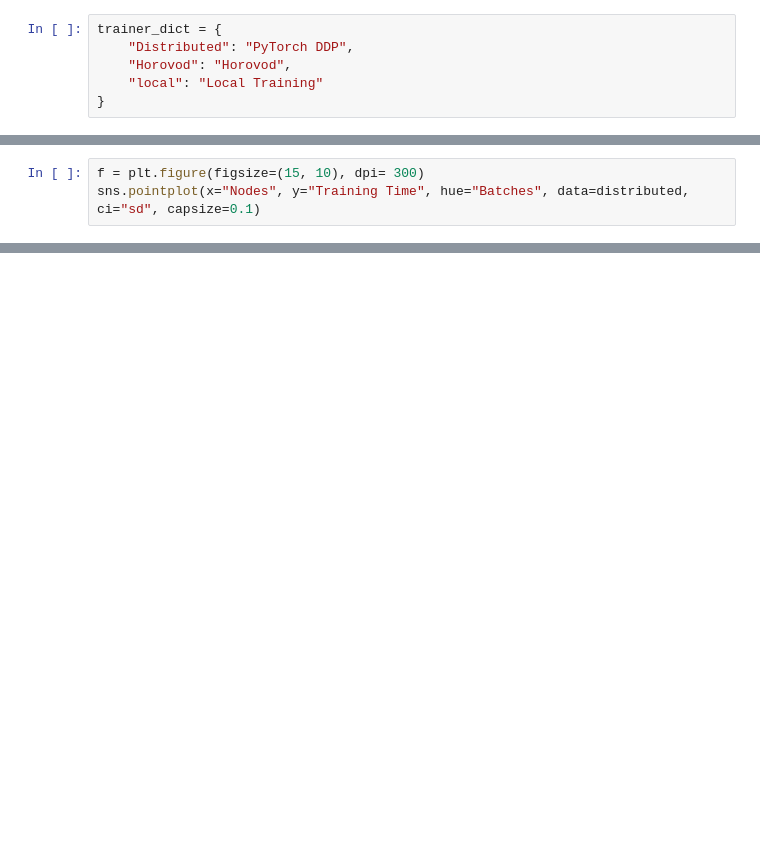
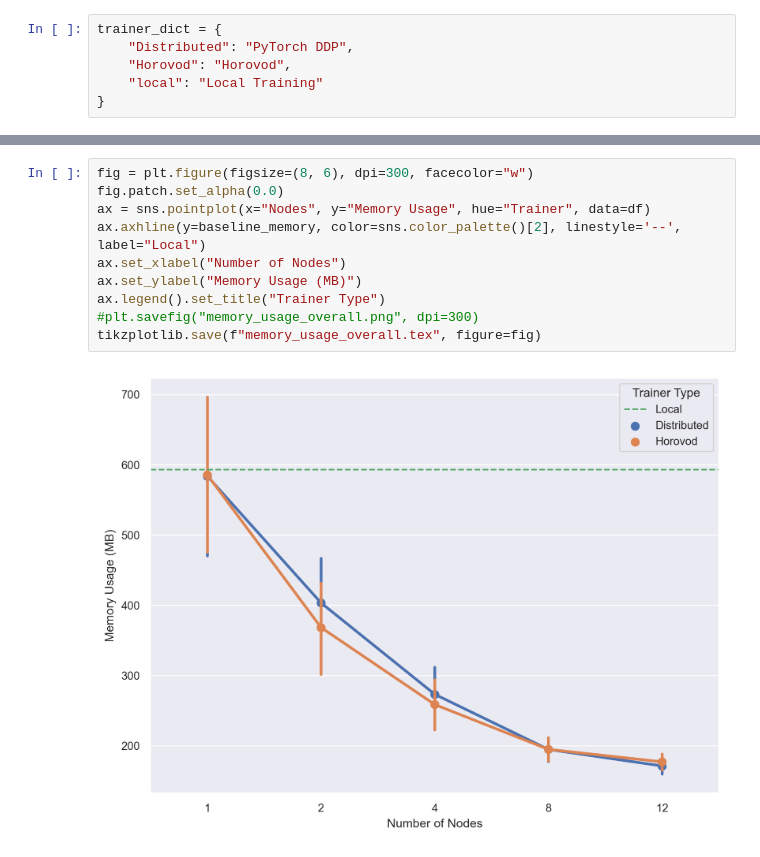
Before and after one commit to jkhlr/pytorch-distributed-rnn, a Jupyter notebook: evaluation/Experiments.ipynb, the cells around one changed output, grey strips where cells are left out. Cells and saved outputs as stored; diff of their text form; blank space fills up the shorter version.

```diff
--- a/evaluation/Experiments.ipynb
+++ b/evaluation/Experiments.ipynb
@@ -167,3 +39,0 @@ distributed
-# %%
-f = plt.figure(figsize=(15, 10), dpi= 300)
-sns.pointplot(x="Nodes", y="Training Time", hue="Batches", data=distributed, ci="sd", capsize=0.1)
@@ -178,0 +69,12 @@ sns.pointplot(x="Nodes", y="Memory Usage", hue="Batches", data=distributed, ci="
+# %%
+fig = plt.figure(figsize=(8, 6), dpi=300, facecolor="w")
+fig.patch.set_alpha(0.0)
+ax = sns.pointplot(x="Nodes", y="Memory Usage", hue="Trainer", data=df)
+ax.axhline(y=baseline_memory, color=sns.color_palette()[2], linestyle='--', label="Local")
+ax.set_xlabel("Number of Nodes")
+ax.set_ylabel("Memory Usage (MB)")
+ax.legend().set_title("Trainer Type")
+#plt.savefig("memory_usage_overall.png", dpi=300)
+tikzplotlib.save(f"memory_usage_overall.tex", figure=fig)
+# %% [output]
+[figure, added]
```
Also changed, not shown: parts of 17 cells of this notebook, 1 other file.
